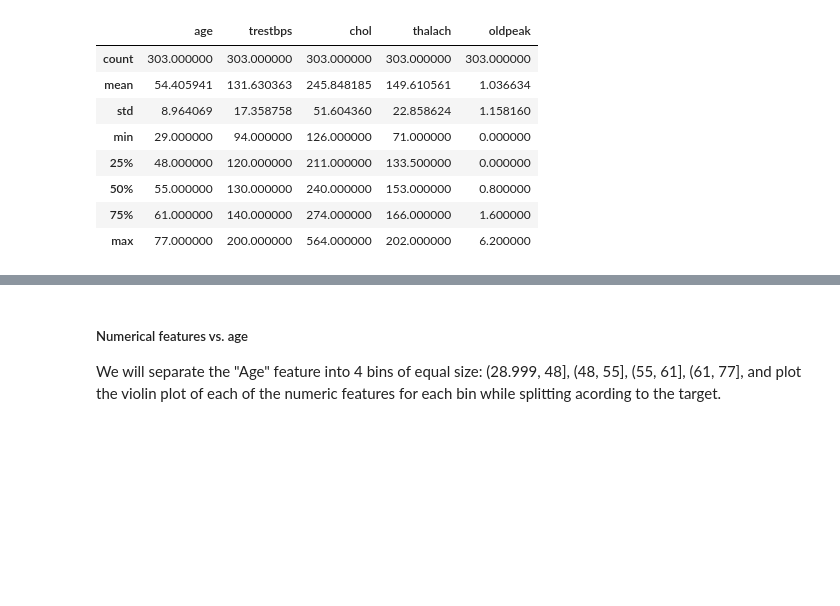
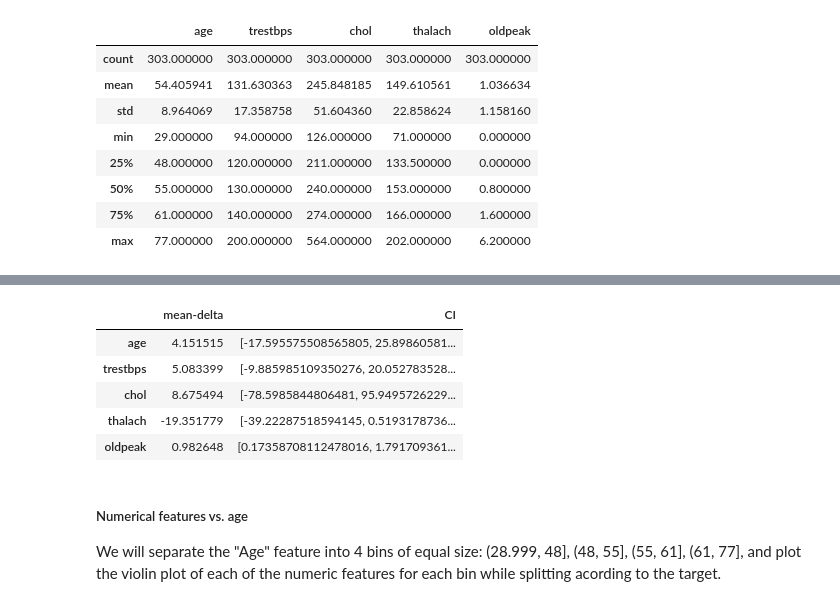
Before and after one commit to barboym/hw_statistics_runi, a Jupyter notebook: HW3/HW3.ipynb, the cells around one changed output, grey strips where cells are left out. Saved outputs shown, nothing was run; the diff lists cells and outputs as text; code cells hidden in the pictures; blank space fills up the shorter version.

```diff
--- a/HW3/HW3.ipynb
+++ b/HW3/HW3.ipynb
@@ -348,3 +356,26 @@ for i in range(len(numeric_features)):
+# %%
+numeric_significants = pd.DataFrame(columns = ['mean-delta', 'CI'])
+
+for feature in numeric_features:
+    #find the sick and healthy population
+    healthy_population = DF[feature][DF['target'] == 0]
+    sick_population = DF[feature][DF['target'] == 1]
+
+    delta = np.mean(healthy_population) - np.mean(sick_population)
+    var = np.var(sick_population) + np.var(sick_population)
+    n = len(feature) - 2
+
+    CI = delta + np.array([-1, 1]) * st.norm.ppf(.95) * sqrt(var / n)
+    numeric_significants.loc[feature] = [delta, CI]
+
+numeric_significants
+# %% [output]
+|  | mean-delta | CI |
+| age | 4.151515 | [-17.595575508565805, 25.89860581... |
+| trestbps | 5.083399 | [-9.885985109350276, 20.052783528... |
+| chol | 8.675494 | [-78.5985844806481, 95.9495726229... |
+| thalach | -19.351779 | [-39.22287518594145, 0.5193178736... |
+| oldpeak | 0.982648 | [0.17358708112478016, 1.791709361... |
 # %% [markdown]
 ##### Numerical features vs. age
 We will separate the "Age" feature into 4 bins of equal size: (28.999, 48], (48, 55], (55, 61], (61, 77],
```
Also changed, not shown: parts of 19 cells of this notebook, 1 other file.
